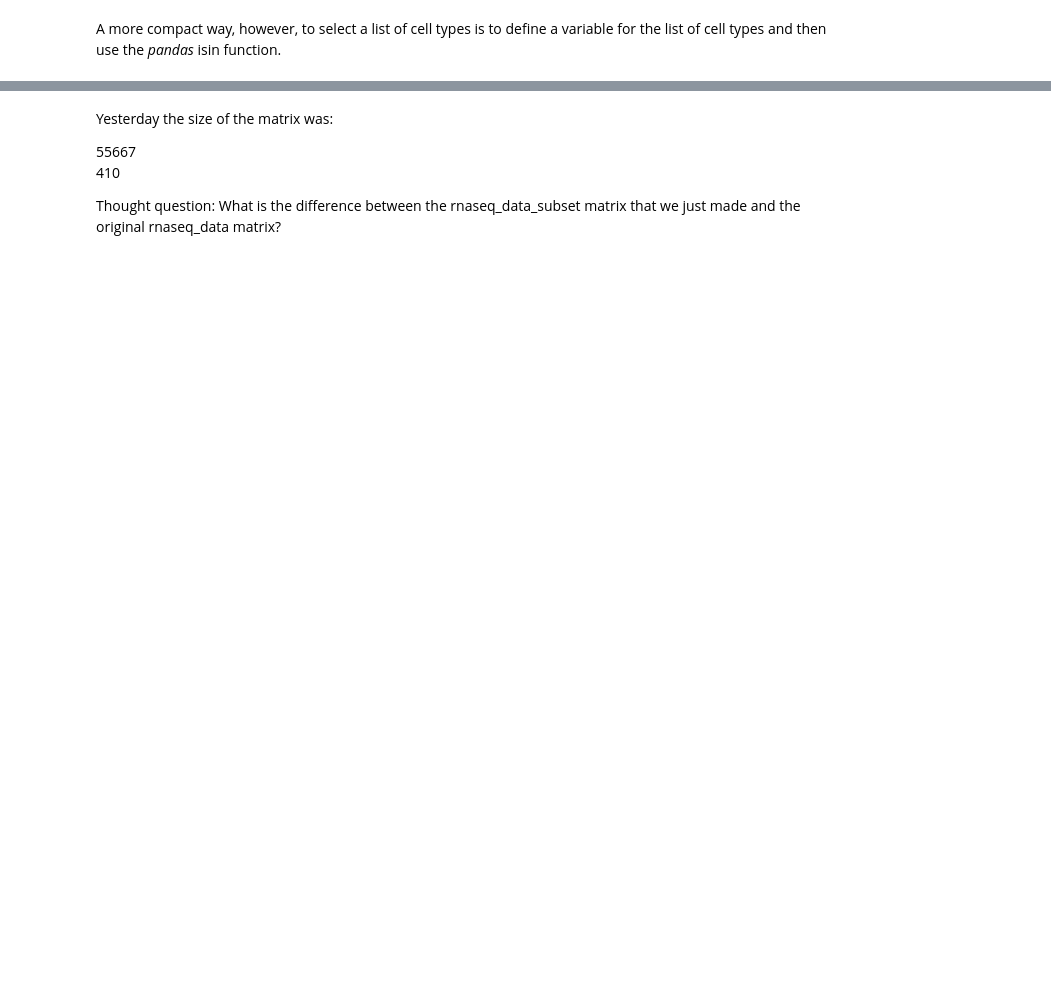
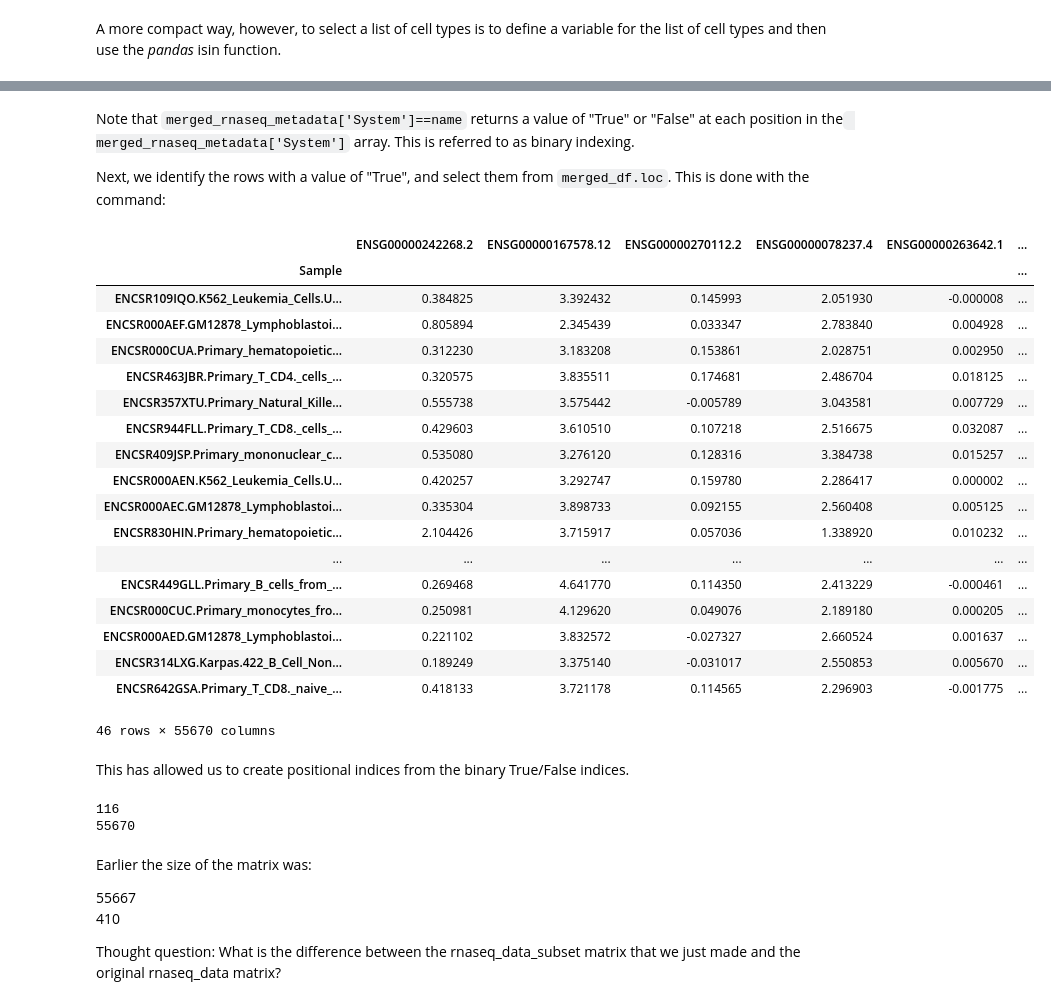
Before and after one commit to CArellG/humbio51, a Jupyter notebook: class_07_RNAseq_quantification_variation/7-RNAseq quantification variation.ipynb, the cells around one changed output, grey strips where cells are left out. Saved outputs shown, nothing was run; the diff lists cells and outputs as text; code cells hidden in the pictures; blank space fills up the shorter version.

```diff
--- a/class_07_RNAseq_quantification_variation/7-RNAseq quantification variation.ipynb
+++ b/class_07_RNAseq_quantification_variation/7-RNAseq quantification variation.ipynb
@@ -390,5 +325,41 @@ print(rnaseq_data_subset.shape[1])#prints number of columns
+# %% [markdown]
+Note that `merged_rnaseq_metadata['System']==name` returns a value of "True" or "False" at each position in the` merged_rnaseq_metadata['System']` array. This is referred to as binary indexing.
+
+Next, we identify the rows with a value of "True", and select them from `merged_df.loc`.
+This is done with the command:
+# %%
+merged_rnaseq_metadata.loc[merged_rnaseq_metadata["System"]==name]
+# %% [output]
+|  | ENSG00000242268.2 | ENSG00000167578.12 | ENSG00000270112.2 | ENSG00000078237.4 | ENSG00000263642.1 | ... |
+| Sample |  |  |  |  |  | ... |
+| ENCSR109IQO.K562_Leukemia_Cells.U... | 0.384825 | 3.392432 | 0.145993 | 2.051930 | -0.000008 | ... |
+| ENCSR000AEF.GM12878_Lymphoblastoi... | 0.805894 | 2.345439 | 0.033347 | 2.783840 | 0.004928 | ... |
+| ENCSR000CUA.Primary_hematopoietic... | 0.312230 | 3.183208 | 0.153861 | 2.028751 | 0.002950 | ... |
+| ENCSR463JBR.Primary_T_CD4._cells_... | 0.320575 | 3.835511 | 0.174681 | 2.486704 | 0.018125 | ... |
+| ENCSR357XTU.Primary_Natural_Kille... | 0.555738 | 3.575442 | -0.005789 | 3.043581 | 0.007729 | ... |
+| ENCSR944FLL.Primary_T_CD8._cells_... | 0.429603 | 3.610510 | 0.107218 | 2.516675 | 0.032087 | ... |
+| ENCSR409JSP.Primary_mononuclear_c... | 0.535080 | 3.276120 | 0.128316 | 3.384738 | 0.015257 | ... |
+| ENCSR000AEN.K562_Leukemia_Cells.U... | 0.420257 | 3.292747 | 0.159780 | 2.286417 | 0.000002 | ... |
+| ENCSR000AEC.GM12878_Lymphoblastoi... | 0.335304 | 3.898733 | 0.092155 | 2.560408 | 0.005125 | ... |
+| ENCSR830HIN.Primary_hematopoietic... | 2.104426 | 3.715917 | 0.057036 | 1.338920 | 0.010232 | ... |
+| ... | ... | ... | ... | ... | ... | ... |
+| ENCSR449GLL.Primary_B_cells_from_... | 0.269468 | 4.641770 | 0.114350 | 2.413229 | -0.000461 | ... |
+| ENCSR000CUC.Primary_monocytes_fro... | 0.250981 | 4.129620 | 0.049076 | 2.189180 | 0.000205 | ... |
+| ENCSR000AED.GM12878_Lymphoblastoi... | 0.221102 | 3.832572 | -0.027327 | 2.660524 | 0.001637 | ... |
+| ENCSR314LXG.Karpas.422_B_Cell_Non... | 0.189249 | 3.375140 | -0.031017 | 2.550853 | 0.005670 | ... |
+| ENCSR642GSA.Primary_T_CD8._naive_... | 0.418133 | 3.721178 | 0.114565 | 2.296903 | -0.001775 | ... |
+46 rows × 55670 columns
+# %% [markdown]
+This has allowed us to create positional indices from the binary True/False indices.
+# %%
+#Lets now check the row & column numbers in rnaseq_data_subset
+print(rnaseq_data_subset.shape[0])#prints number of rows -- this is the gene axis
+print(rnaseq_data_subset.shape[1])#prints number of columns
+# %% [output]
+116
+55670
 # %% [markdown]
-Yesterday the size of the matrix was:
+Earlier the size of the matrix was:
 
 55667 <br>
 410
```
Also changed, not shown: parts of 47 cells of this notebook, 18 other files.
